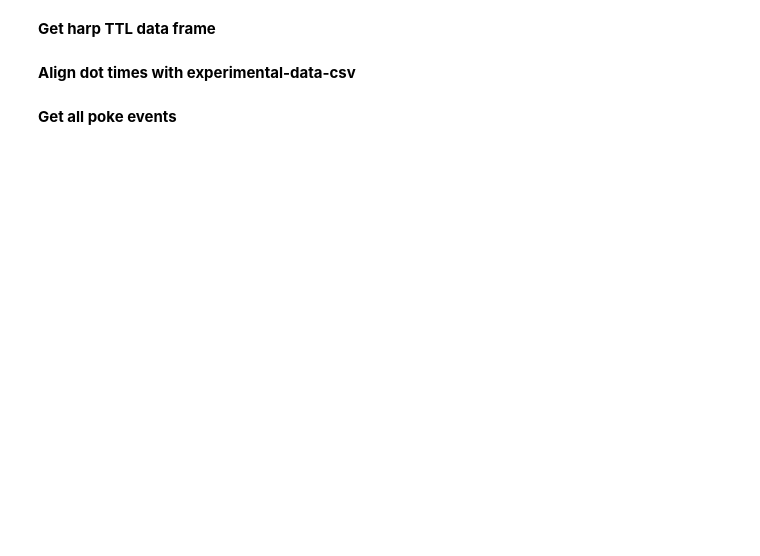
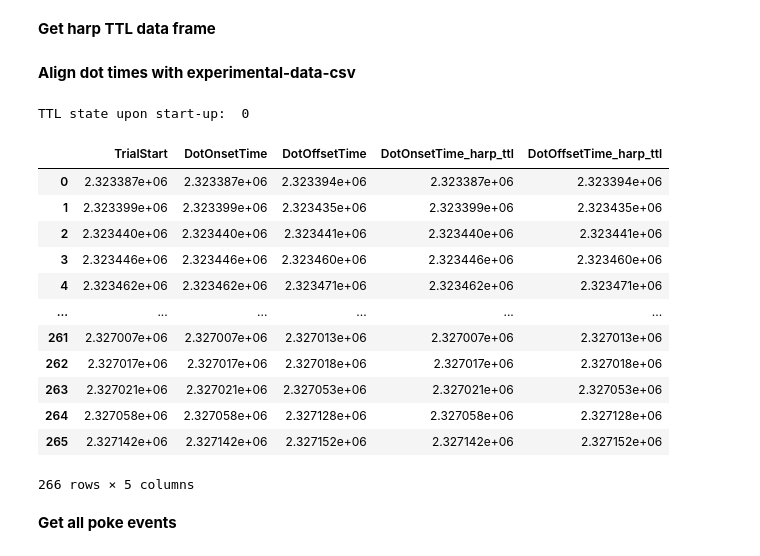
Before and after one commit to SainsburyWellcomeCentre/FNT_timestamp_alignment, a Jupyter notebook: timestamps/temp/check_experimental_csv_and_harp_timestamp_alignment.ipynb, the cells around one changed output. Saved outputs shown, nothing was run; the diff lists cells and outputs as text; code cells hidden in the pictures; blank space fills up the shorter version.

```diff
--- a/timestamps/temp/check_experimental_csv_and_harp_timestamp_alignment.ipynb
+++ b/timestamps/temp/check_experimental_csv_and_harp_timestamp_alignment.ipynb
@@ -39,35 +39,44 @@ soundOffIdx = 18
 # %%
 # Import behavioral data as data frame
 session_path = input_dir / animal_ID / session_ID
 filepath = session_path / 'Experimental-data' / (session_ID + '_experimental-data.csv')
 trials_df = pd.read_csv(filepath)
 
 # Get dot onset and offset times given by TTL pulses
 
 ## First dot onset time from software clock (used as a common sense check for inconsistencies with number of TTL pulses on start up)
 t0 = trials_df['DotOnsetTime'].iloc[0]
 
 ## Get dot times from TTL pulses
 [dot_times_ttl, ttl_state_0] = hu.get_dot_times_from_ttl(behavior_reader, t0, return_TTL_state_at_startup=True)
 print('TTL state upon start-up: ', ttl_state_0)
 
 # Append dot onset and offset times given by TTL pulses to trials_df
 trials_df = pd.concat([trials_df, dot_times_ttl],axis=1)
-# rename 'DotOnsetTime' and 'DotOffsetTime' columns to 'DotOnsetTime_harp' and 'DotOffsetTime_harp'
-trials_df.rename(columns = {
-        'DotOnsetTime_ttl':'DotOnsetTime_harp',
-        'DotOffsetTime_ttl':'DotOffsetTime_harp'
-        },
-    inplace = True)
 
 # Common sense check that the logic of aligning the TTL pulses is working as expected.
 # Check dot onset and times from software clock TTL pulses are consistent, given by:
 # - DotOnsetTime = dot onset time from software clock
 # - DotOnsetTime_ttl = dot onset time from TTL pulses
 # - DotOffsetTime = dot offset time from software clock
 # - DotOffsetTime_ttl = dot offset time from TTL pulses
 
-trials_df[['TrialStart', 'DotOnsetTime', 'DotOffsetTime', 'DotOnsetTime_harp', 'DotOffsetTime_harp']]
+trials_df[['TrialStart', 'DotOnsetTime', 'DotOffsetTime', 'DotOnsetTime_harp_ttl', 'DotOffsetTime_harp_ttl']]
+# %% [output]
+TTL state upon start-up:  0
+|  | TrialStart | DotOnsetTime | DotOffsetTime | DotOnsetTime_harp_ttl | DotOffsetTime_harp_ttl |
+| 0 | 2.323387e+06 | 2.323387e+06 | 2.323394e+06 | 2.323387e+06 | 2.323394e+06 |
+| 1 | 2.323399e+06 | 2.323399e+06 | 2.323435e+06 | 2.323399e+06 | 2.323435e+06 |
+| 2 | 2.323440e+06 | 2.323440e+06 | 2.323441e+06 | 2.323440e+06 | 2.323441e+06 |
+| 3 | 2.323446e+06 | 2.323446e+06 | 2.323460e+06 | 2.323446e+06 | 2.323460e+06 |
+| 4 | 2.323462e+06 | 2.323462e+06 | 2.323471e+06 | 2.323462e+06 | 2.323471e+06 |
+| ... | ... | ... | ... | ... | ... |
+| 261 | 2.327007e+06 | 2.327007e+06 | 2.327013e+06 | 2.327007e+06 | 2.327013e+06 |
+| 262 | 2.327017e+06 | 2.327017e+06 | 2.327018e+06 | 2.327017e+06 | 2.327018e+06 |
+| 263 | 2.327021e+06 | 2.327021e+06 | 2.327053e+06 | 2.327021e+06 | 2.327053e+06 |
+| 264 | 2.327058e+06 | 2.327058e+06 | 2.327128e+06 | 2.327058e+06 | 2.327128e+06 |
+| 265 | 2.327142e+06 | 2.327142e+06 | 2.327152e+06 | 2.327142e+06 | 2.327152e+06 |
+266 rows × 5 columns
 # %% [markdown]
 **Get all poke events**
 # %%
```
Also changed, not shown: parts of 13 cells of this notebook, 2 other files.
